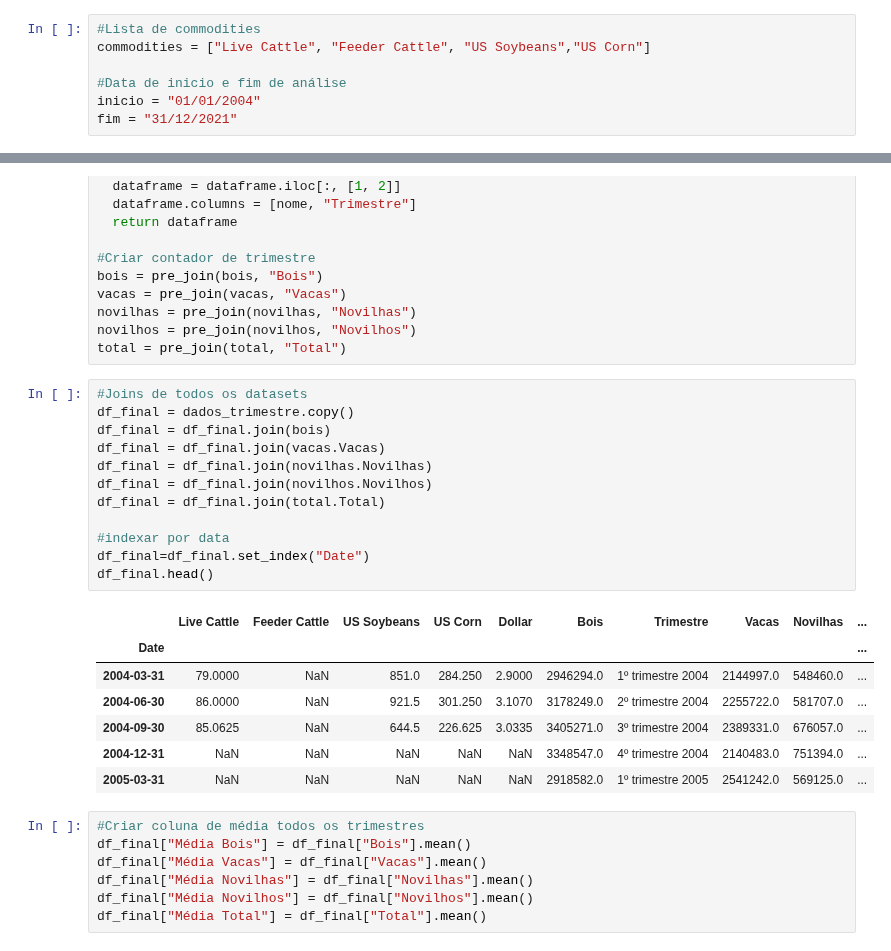
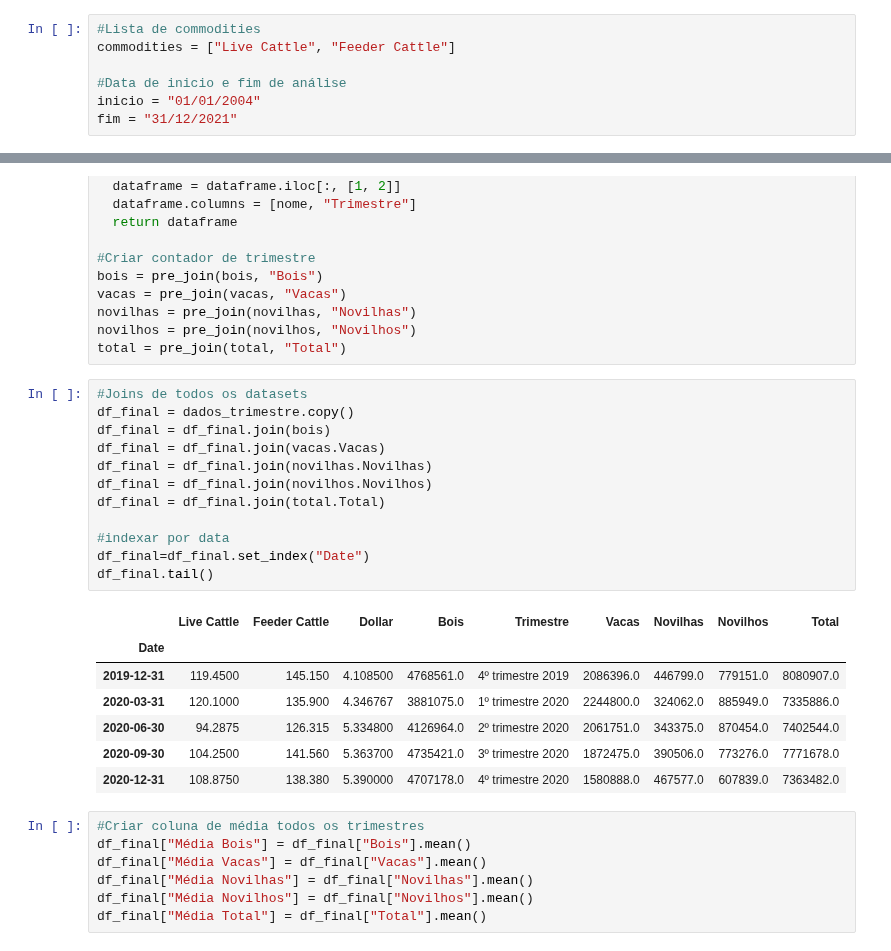
Before and after one commit to jvataidee/DataAnalysis, a Jupyter notebook: Analise_Financeira_Mercado_Gado_de_Corte.ipynb, the cells around one changed output, grey strips where cells are left out. Drawn from its saved outputs; the diff is of its cells as text.

```diff
--- a/Analise_Financeira_Mercado_Gado_de_Corte.ipynb
+++ b/Analise_Financeira_Mercado_Gado_de_Corte.ipynb
@@ -50,7 +51,7 @@ Para fazer as análises do mercado de pecuária, diversas commodities são vari
 Para importar esses dados usarei a biblioteca investpy, que possui um API com comandos para diversos dados financeiros. Para isso, precisaremos estipular uma janela de programação no qual precisa ser maior que 6 anos, devido ao ciclo da pecuária de corte.
 # %%
 #Lista de commodities
-commodities = ["Live Cattle", "Feeder Cattle", "US Soybeans","US Corn"]
+commodities = ["Live Cattle", "Feeder Cattle"]
 
 #Data de inicio e fim de análise
 inicio = "01/01/2004"
@@ -180,23 +181,23 @@ total = pre_join(total, "Total")
 # %%
 #Joins de todos os datasets
 df_final = dados_trimestre.copy()
 df_final = df_final.join(bois)
 df_final = df_final.join(vacas.Vacas)
 df_final = df_final.join(novilhas.Novilhas)
 df_final = df_final.join(novilhos.Novilhos)
 df_final = df_final.join(total.Total)
 
 #indexar por data
 df_final=df_final.set_index("Date")
-df_final.head()
+df_final.tail()
 # %% [output]
-|  | Live Cattle | Feeder Cattle | US Soybeans | US Corn | Dollar | Bois | Trimestre | Vacas | Novilhas | ... |
-| Date |  |  |  |  |  |  |  |  |  | ... |
-| 2004-03-31 | 79.0000 | NaN | 851.0 | 284.250 | 2.9000 | 2946294.0 | 1º trimestre 2004 | 2144997.0 | 548460.0 | ... |
-| 2004-06-30 | 86.0000 | NaN | 921.5 | 301.250 | 3.1070 | 3178249.0 | 2º trimestre 2004 | 2255722.0 | 581707.0 | ... |
-| 2004-09-30 | 85.0625 | NaN | 644.5 | 226.625 | 3.0335 | 3405271.0 | 3º trimestre 2004 | 2389331.0 | 676057.0 | ... |
-| 2004-12-31 | NaN | NaN | NaN | NaN | NaN | 3348547.0 | 4º trimestre 2004 | 2140483.0 | 751394.0 | ... |
-| 2005-03-31 | NaN | NaN | NaN | NaN | NaN | 2918582.0 | 1º trimestre 2005 | 2541242.0 | 569125.0 | ... |
+|  | Live Cattle | Feeder Cattle | Dollar | Bois | Trimestre | Vacas | Novilhas | Novilhos | Total |
+| Date |  |  |  |  |  |  |  |  |  |
+| 2019-12-31 | 119.4500 | 145.150 | 4.108500 | 4768561.0 | 4º trimestre 2019 | 2086396.0 | 446799.0 | 779151.0 | 8080907.0 |
+| 2020-03-31 | 120.1000 | 135.900 | 4.346767 | 3881075.0 | 1º trimestre 2020 | 2244800.0 | 324062.0 | 885949.0 | 7335886.0 |
+| 2020-06-30 | 94.2875 | 126.315 | 5.334800 | 4126964.0 | 2º trimestre 2020 | 2061751.0 | 343375.0 | 870454.0 | 7402544.0 |
+| 2020-09-30 | 104.2500 | 141.560 | 5.363700 | 4735421.0 | 3º trimestre 2020 | 1872475.0 | 390506.0 | 773276.0 | 7771678.0 |
+| 2020-12-31 | 108.8750 | 138.380 | 5.390000 | 4707178.0 | 4º trimestre 2020 | 1580888.0 | 467577.0 | 607839.0 | 7363482.0 |
 # %%
 #Criar coluna de média todos os trimestres
 df_final["Média Bois"] = df_final["Bois"].mean()
```
Also changed, not shown: parts of 8 cells of this notebook.
